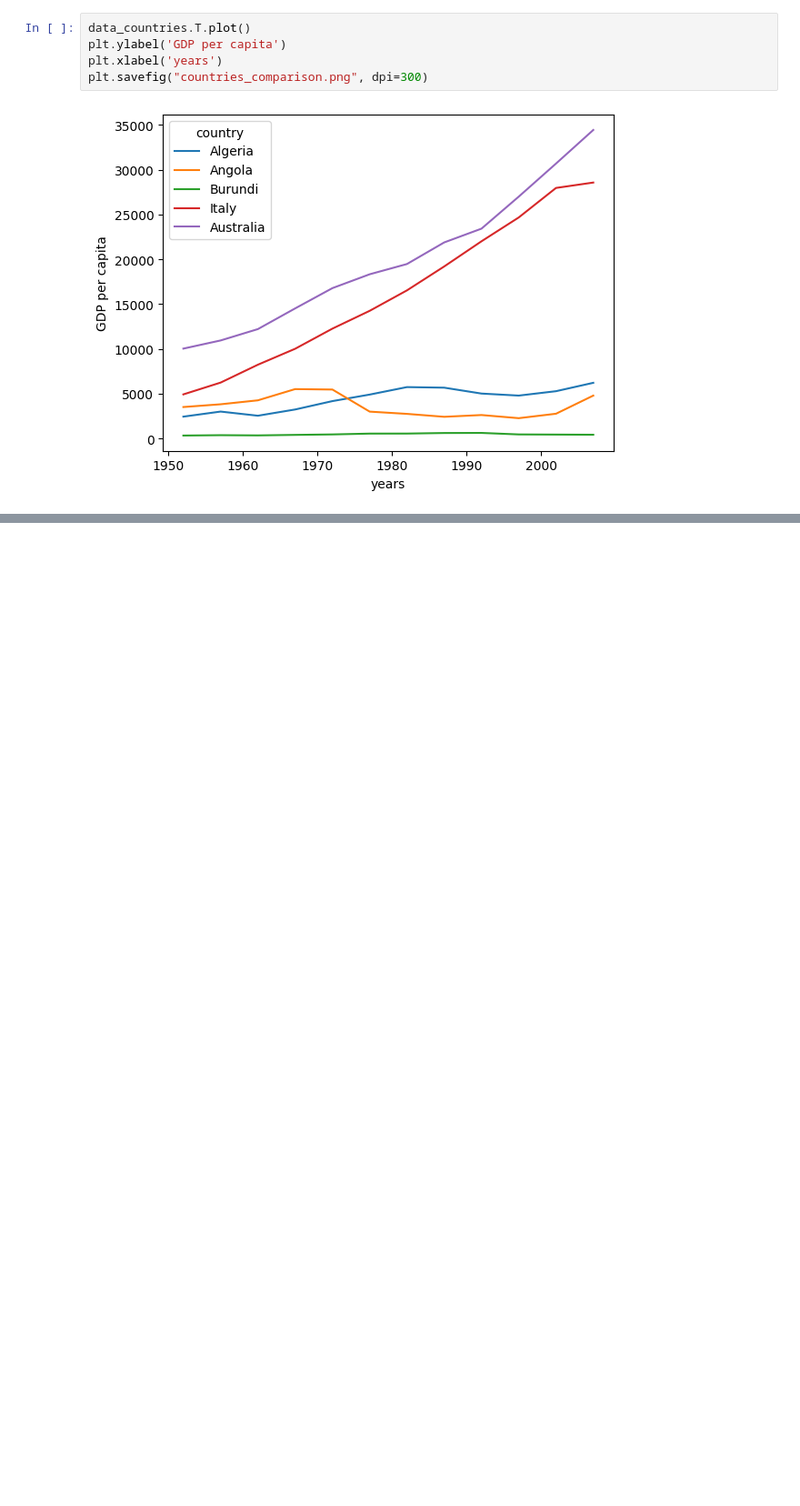
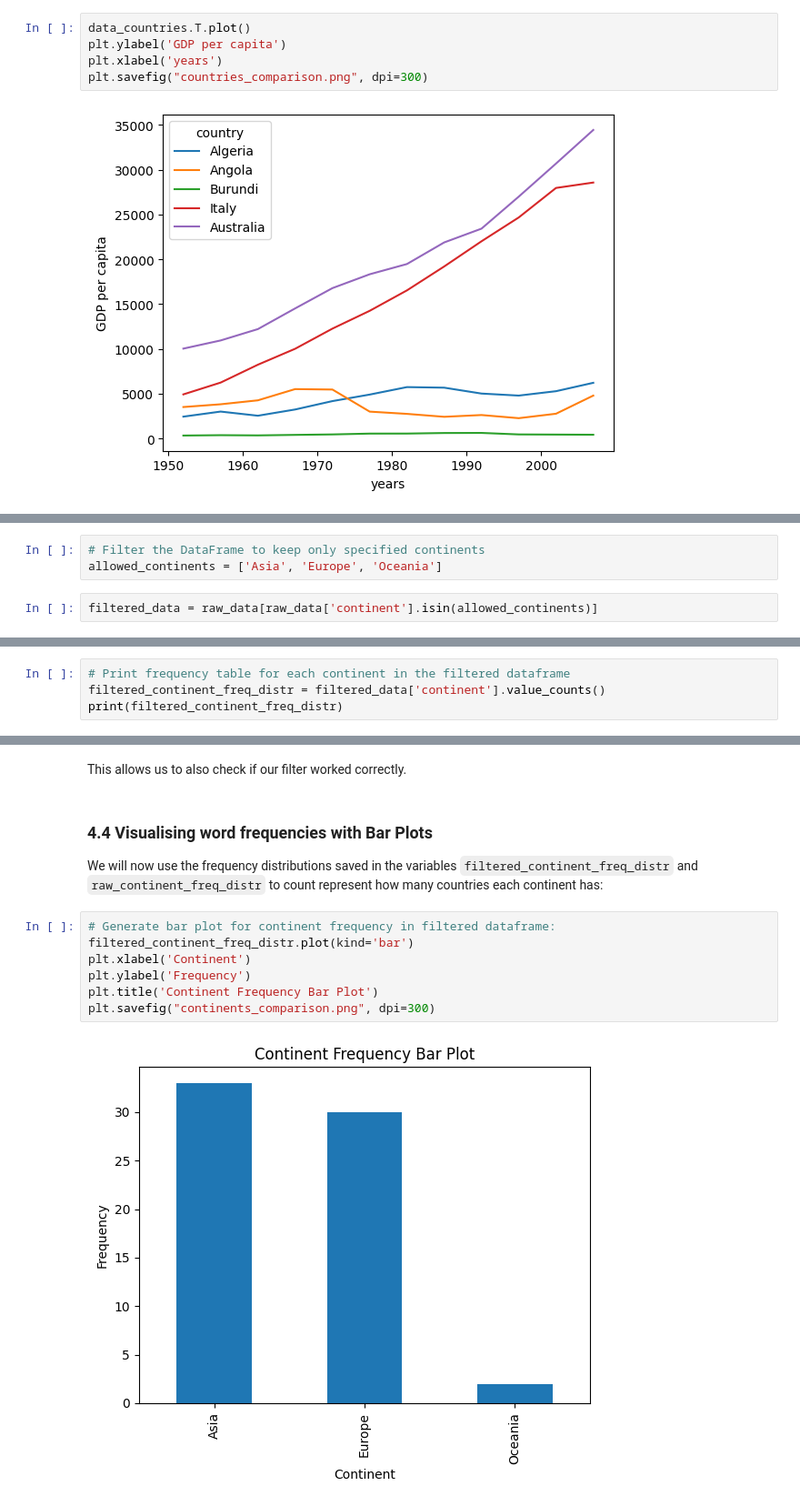
Before and after one commit to CosiMichele/2503-carp-biat, a Jupyter notebook: BIAT.ipynb, the cells around one changed output, grey strips where cells are left out. Shown at 91% size. Saved outputs shown, nothing was run; the diff lists cells and outputs as text; blank space fills up the shorter version.

Commit message:
Added exercise for visualising frequency distributions with bar plots and word clouds.

```diff
--- a/BIAT.ipynb
+++ b/BIAT.ipynb
@@ -132,0 +201,5 @@ plt.savefig("countries_comparison.png", dpi=300)
+# %%
+# Filter the DataFrame to keep only specified continents
+allowed_continents = ['Asia', 'Europe', 'Oceania']
+# %%
+filtered_data = raw_data[raw_data['continent'].isin(allowed_continents)]
@@ -132,0 +212,4 @@ plt.savefig("countries_comparison.png", dpi=300)
+# %%
+# Print frequency table for each continent in the filtered dataframe
+filtered_continent_freq_distr = filtered_data['continent'].value_counts()
+print(filtered_continent_freq_distr)
@@ -132,0 +234,15 @@ plt.savefig("countries_comparison.png", dpi=300)
+# %% [markdown]
+This allows us to also check if our  filter worked correctly.
+# %% [markdown]
+### 4.4 Visualising word frequencies with Bar Plots
+
+We will now use the frequency distributions saved in the variables `filtered_continent_freq_distr` and `raw_continent_freq_distr` to count represent how many countries each continent has:
+# %%
+# Generate bar plot for continent frequency in filtered dataframe:
+filtered_continent_freq_distr.plot(kind='bar')
+plt.xlabel('Continent')
+plt.ylabel('Frequency')
+plt.title('Continent Frequency Bar Plot')
+plt.savefig("continents_comparison.png", dpi=300)
+# %% [output]
+[figure, added]
```
Also changed, not shown: parts of 23 cells of this notebook.
